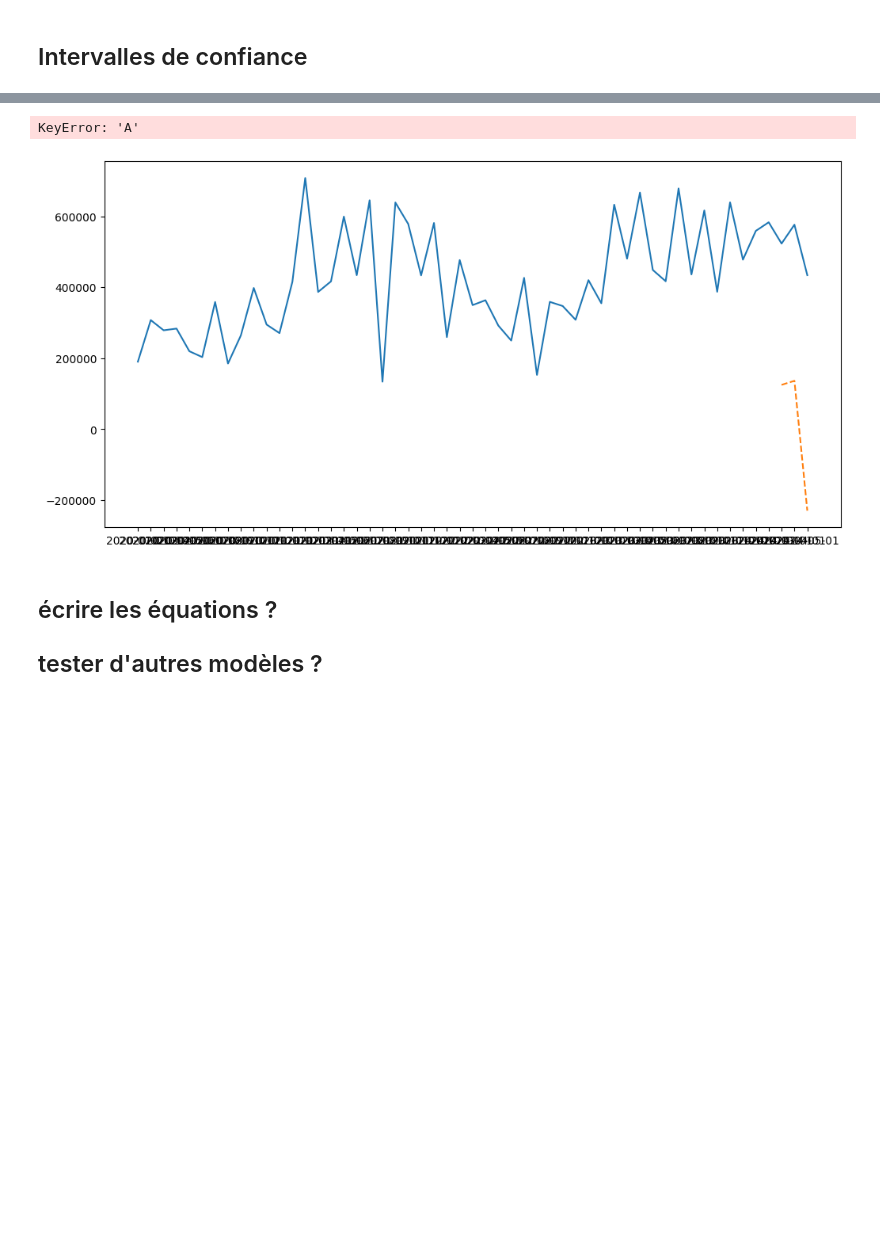
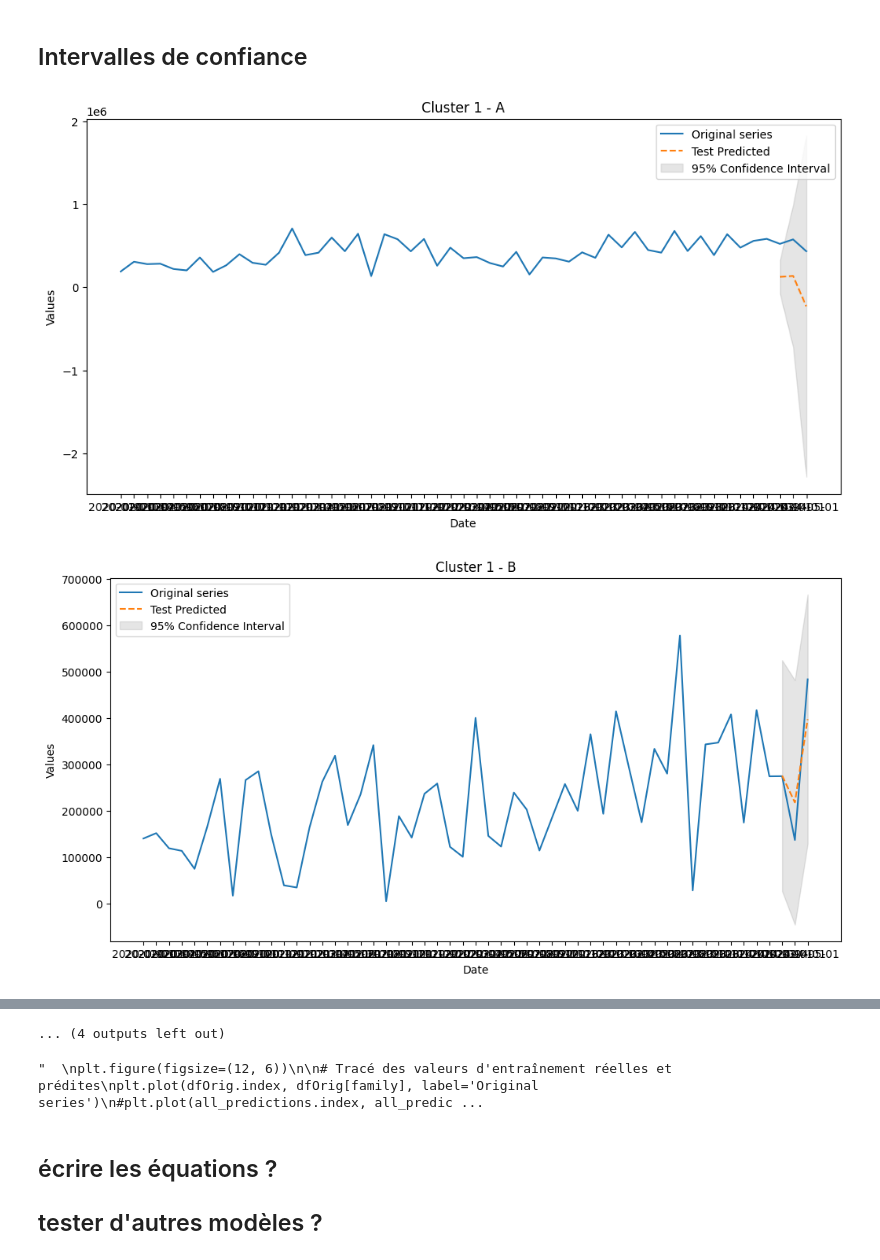
Before and after one commit to Yannickdla/MS-EBDE-UTT-23-Prof-thesis, a Jupyter notebook: Code/Modeling/Etudes de Modelisation complet.ipynb, the cells around one changed output, grey strips where cells are left out. Saved outputs shown, nothing was run; the diff lists cells and outputs as text; code cells hidden in the pictures; blank space fills up the shorter version.

```diff
--- a/Code/Modeling/Etudes de Modelisation complet.ipynb
+++ b/Code/Modeling/Etudes de Modelisation complet.ipynb
@@ -650,7 +684,7 @@ metrics_df
 # %% [markdown]
 ## Intervalles de confiance
 # %%
-ordervarclust = {2: 1, 1: 4, 0: 1}
+#ordervarclust = {2: 1, 1: 4, 0: 1}
 lower_df = pd.DataFrame()
 upper_df = pd.DataFrame()
 # Boucle sur chaque cluster
@@ -663,11 +697,9 @@ for cluster in df_clust['clusters'].unique():
         cluster_data_train = df_train[families_in_cluster].dropna()
         cluster_data_test  = df_test[families_in_cluster]
 
-
         model = VAR(cluster_data_train)
         order = ordervarclust[cluster]
         results = model.fit(order)
-
 
         forecast_horizon = len(cluster_data_test)
 
@@ -675,38 +707,54 @@ for cluster in df_clust['clusters'].unique():
         forecast, lower, upper = results.forecast_interval(y=cluster_data_train.values[-order:], steps=forecast_horizon, alpha=0.05)
 
         # Convertir en DataFrame pour faciliter la manipulation
-        forecast_df = pd.DataFrame(forecast, index=cluster_data_test.index, columns=cluster_data_test.columns)
+        #forecast_df = pd.DataFrame(forecast, index=cluster_data_test.index, columns=cluster_data_test.columns)
         lower_df1 = pd.DataFrame(lower, index=cluster_data_test.index, columns=cluster_data_test.columns)
         upper_df1 = pd.DataFrame(upper, index=cluster_data_test.index, columns=cluster_data_test.columns)
 
-
         transfo_family = dictTransformations.loc[family]
         diff_order = transfo_family['ordreP']
+        lower_df2 = pd.DataFrame(index=forecast_df.index)
+        upper_df2 = pd.DataFrame(index=forecast_df.index)
+        if diff_order == 2 :
+        # Reintégration à l'ordre 1
+            init2 = dfOrig[family][:len(cluster_data_train)].iloc[-1] - dfOrig[family][:len(cluster_data_train)].iloc[-2]
+            first_diff_lower = np.cumsum(lower_df1[family]) + init2
+            first_diff_upper = np.cumsum(upper_df1[family]) + init2
+        # Valeures prédites de la série d'origine
+            init1 = dfOrig[family][:len(cluster_data_train)].iloc[-1]
+            lower_df2[family] = np.cumsum(first_diff_lower) + init1
+            upper_df2[family] = np.cumsum(first_diff_upper) + init1
 
         if diff_order == 1 :
         # Reintégration des intervalles de confiance
             init = dfOrig[family][:len(cluster_data_train)].iloc[-1]
-            lower_df[family] = np.cumsum(lower_df1[family]) + init
-            upper_df[family] = np.cumsum(upper_df1[family]) + init
+            lower_df2[family] = np.cumsum(lower_df1[family]) + init
+            upper_df2[family] = np.cumsum(upper_df1[family]) + init
+
         elif diff_order == 0 :
-            lower_df[family] = lower_df1[family]
-            upper_df[family] = upper_df1[family]
-
+            lower_df2[family] = lower_df1[family]
+            upper_df2[family] = upper_df1[family]
+        lower_df = pd.concat([lower_df, lower_df2], axis=1)
+        upper_df = pd.concat([upper_df, upper_df2], axis=1)
         plt.figure(figsize=(12, 6))
 
         # Tracé des valeurs d'entraînement réelles et prédites
         plt.plot(dfOrig.index, dfOrig[family], label='Original series')
         #plt.plot(all_predictions.index, all_predictions[family], label='Train Predicted', linestyle='--')
 
         # Tracé des valeurs de test réelles et prédites
         #plt.plot(cluster_data_test.index, cluster_data_test[family], label='Test Actual')
         plt.plot(all_forecasts.index, all_forecasts[family], label='Test Predicted', linestyle='--')
         plt.fill_between(all_forecasts.index, lower_df[family], upper_df[family], color='gray', alpha=0.2, label='95% Confidence Interval')
 
         # Titre et labels
         plt.title(f'Cluster {cluster} - {family}')
         plt.xlabel('Date')
         plt.ylabel('Values')
         plt.legend()
         plt.show()
+    #print(lower_df)
+    #print(upper_df)
 # %% [output]
+[figure, new version]
+[figure, added]
@@ -713,5 +771,26 @@ for cluster in df_clust['clusters'].unique():
-KeyError: 'A'
+... (4 outputs left out)
-[figure, old version]
+# %%
+        """
+        plt.figure(figsize=(12, 6))
+
+        # Tracé des valeurs d'entraînement réelles et prédites
+        plt.plot(dfOrig.index, dfOrig[family], label='Original series')
+        #plt.plot(all_predictions.index, all_predictions[family], label='Train Predicted', linestyle='--')
+
+        # Tracé des valeurs de test réelles et prédites
+        #plt.plot(cluster_data_test.index, cluster_data_test[family], label='Test Actual')
+        plt.plot(all_forecasts.index, all_forecasts[family], label='Test Predicted', linestyle='--')
+        plt.fill_between(all_forecasts.index, lower_df[family], upper_df[family], color='gray', alpha=0.2, label='95% Confidence Interval')
+
+        # Titre et labels
+        plt.title(f'Cluster {cluster} - {family}')
+        plt.xlabel('Date')
+        plt.ylabel('Values')
+        plt.legend()
+        plt.show()
+        """
+# %% [output]
+"  \nplt.figure(figsize=(12, 6))\n\n# Tracé des valeurs d'entraînement réelles et prédites\nplt.plot(dfOrig.index, dfOrig[family], label='Original series')\n#plt.plot(all_predictions.index, all_predic ...
 # %% [markdown]
 ## écrire les équations ?
 ## tester d'autres modèles ?
```
Also changed, not shown: parts of 7 cells of this notebook, 1 other file.
